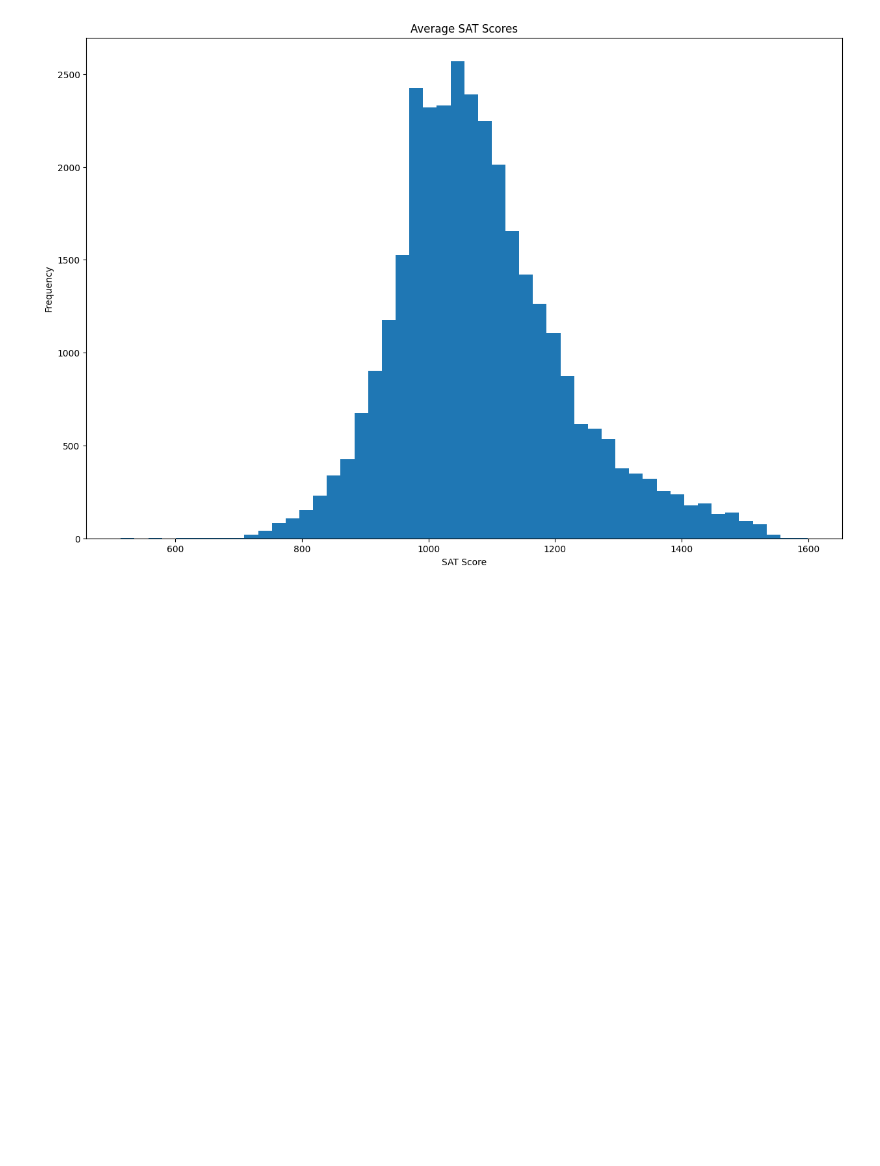
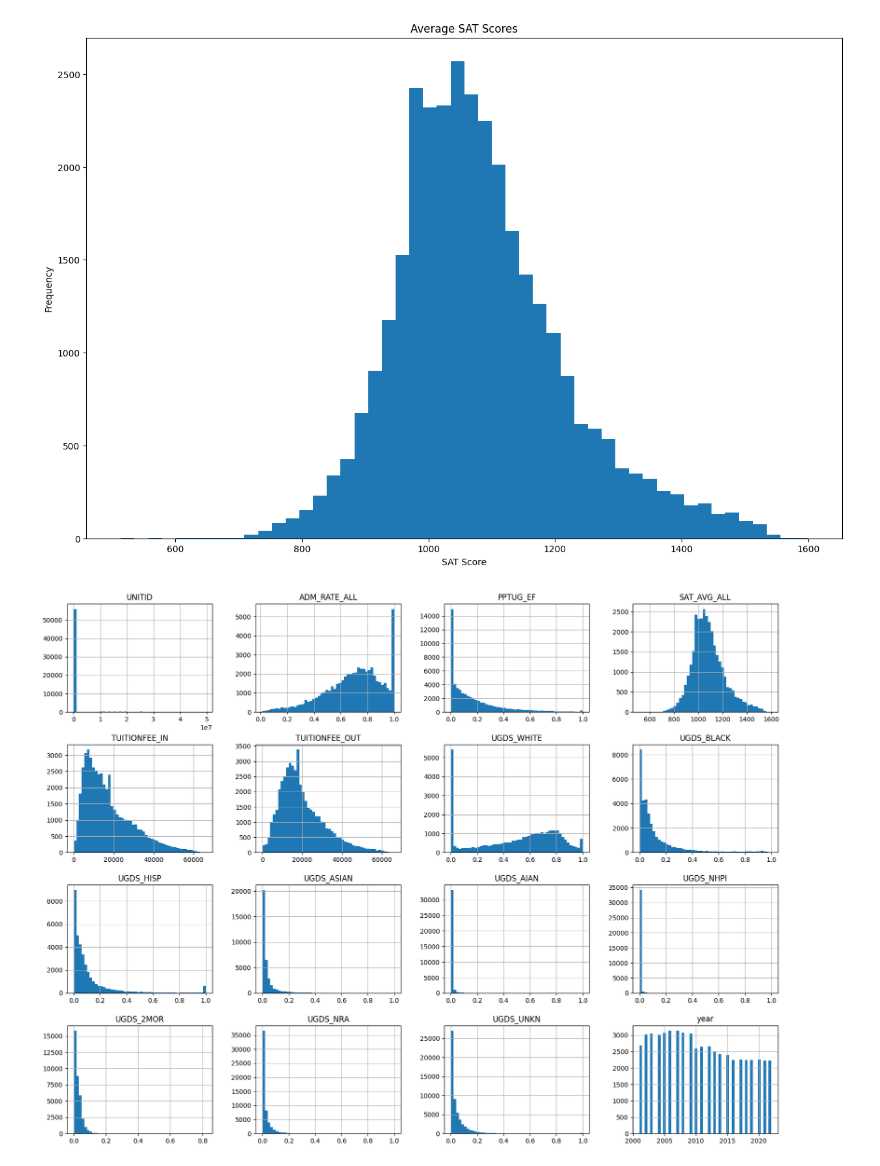
Before and after one commit to wisdom-okwen/ml-college-dataset, a Jupyter notebook: college_dataset.ipynb, the cells around one changed output. Saved outputs shown, nothing was run; the diff lists cells and outputs as text; code cells hidden in the pictures; blank space fills up the shorter version.

Commit message:
visualise all series

```diff
--- a/college_dataset.ipynb
+++ b/college_dataset.ipynb
@@ -81,3 +81,7 @@ plt.title('Average SAT Scores')
 plt.show()
 # %% [output]
 [figure]
+# %%
+df_cleaned.hist(bins=50, figsize=(20, 15));
+# %% [output]
+[figure, added]
```
